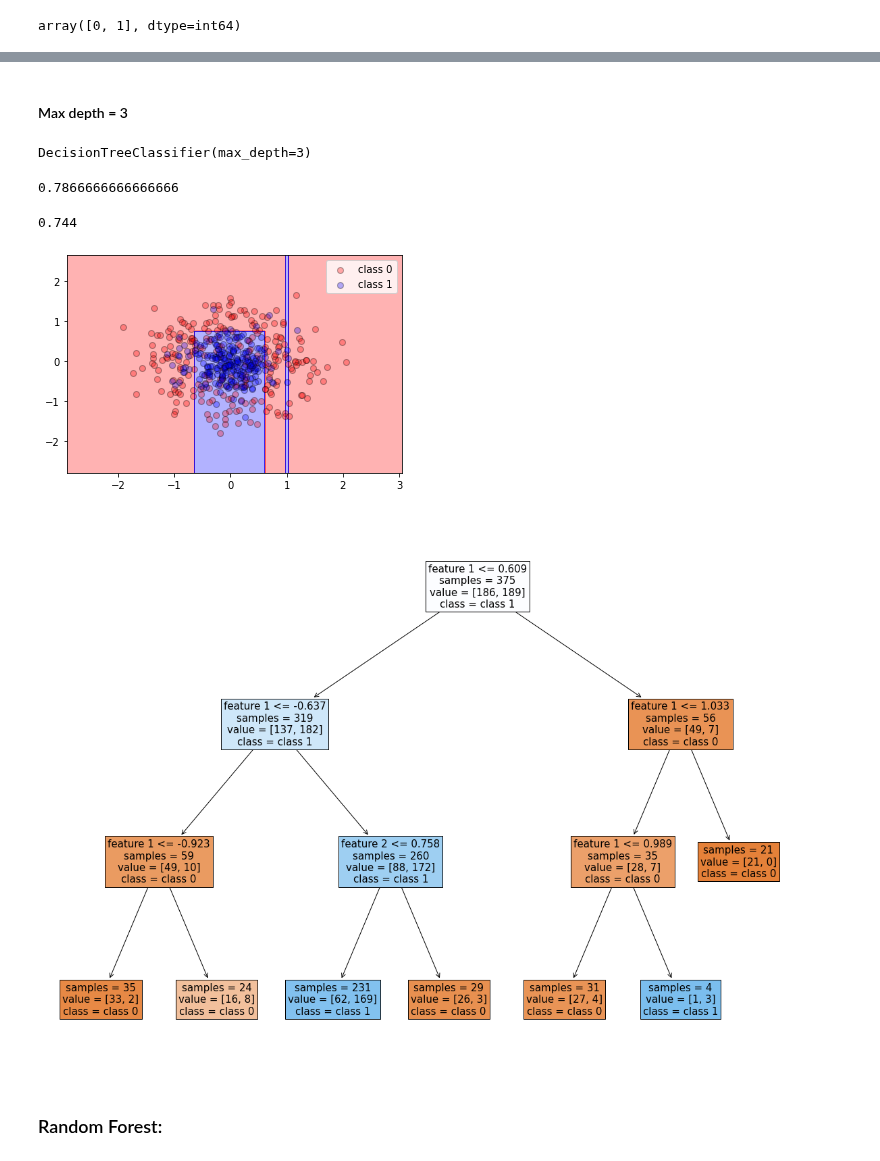
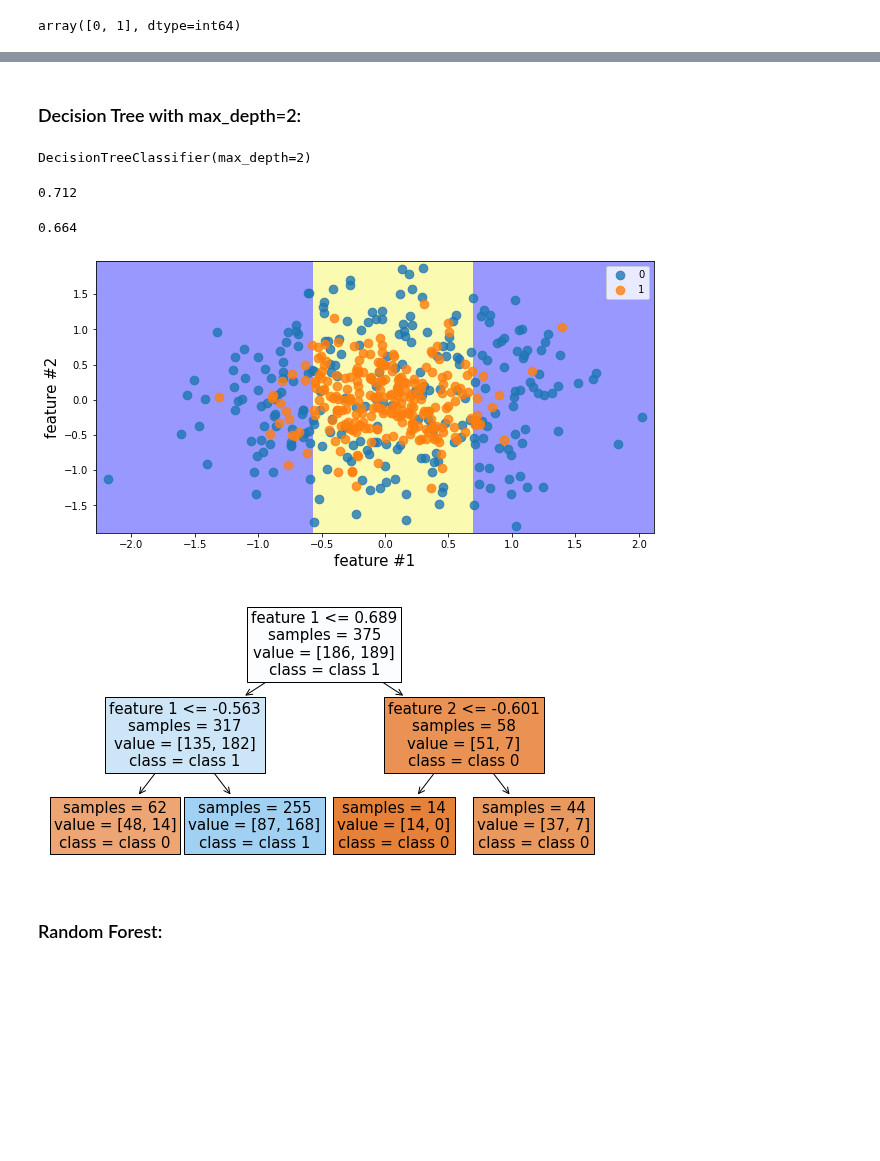
Before and after one commit to um-perez-alvaro/Data-Science-Practice, a Jupyter notebook: Jupyter Notebooks/Random Forests/notebooks/Random Forests.ipynb, the cells around one changed output, grey strips where cells are left out. Cells and saved outputs as stored; diff of their text form; code cells hidden in the pictures; blank space fills up the shorter version.

```diff
--- a/Jupyter Notebooks/Random Forests/notebooks/Random Forests.ipynb
+++ b/Jupyter Notebooks/Random Forests/notebooks/Random Forests.ipynb
@@ -119,30 +136,30 @@ _ = plot_tree(tree_clf, feature_names=['feature 1','feature 2'], class_names =['
-# %% [markdown]
-#### Max depth = 3
+# %% [markdown]
+### Decision Tree with  max_depth=2:
 # %%
-tree_clf = DecisionTreeClassifier(max_depth=3)
+tree_clf = DecisionTreeClassifier(max_depth=2)
 tree_clf.fit(X_train,y_train)
 # %% [output]
-DecisionTreeClassifier(max_depth=3)
+DecisionTreeClassifier(max_depth=2)
 # %%
 y_train_pred = tree_clf.predict(X_train)
 accuracy_score(y_train,y_train_pred)
 # %% [output]
-0.7866666666666666
+0.712
 # %%
 y_test_pred = tree_clf.predict(X_test)
 accuracy_score(y_test,y_test_pred)
 # %% [output]
-0.744
+0.664
 # %%
-plot_decision_regions(X, y, tree_clf) # too simple
+draw_classification_regions(X, y, tree_clf) # too simple
 # %% [output]
-[figure, old version]
+[figure, new version]
 # %%
-fig = plt.figure(figsize=(20,15))
+fig = plt.figure(figsize=(10,5))
 
 _ = plot_tree(tree_clf, feature_names=['feature 1','feature 2'], class_names =['class 0','class 1'], filled='True', impurity=False, fontsize=15)
 # %% [output]
-[figure, old version]
+[figure, new version]
 # %% [markdown]
 ### Random Forest:
 # %%
```
Also changed, not shown: parts of 46 cells of this notebook, 3 other files.
